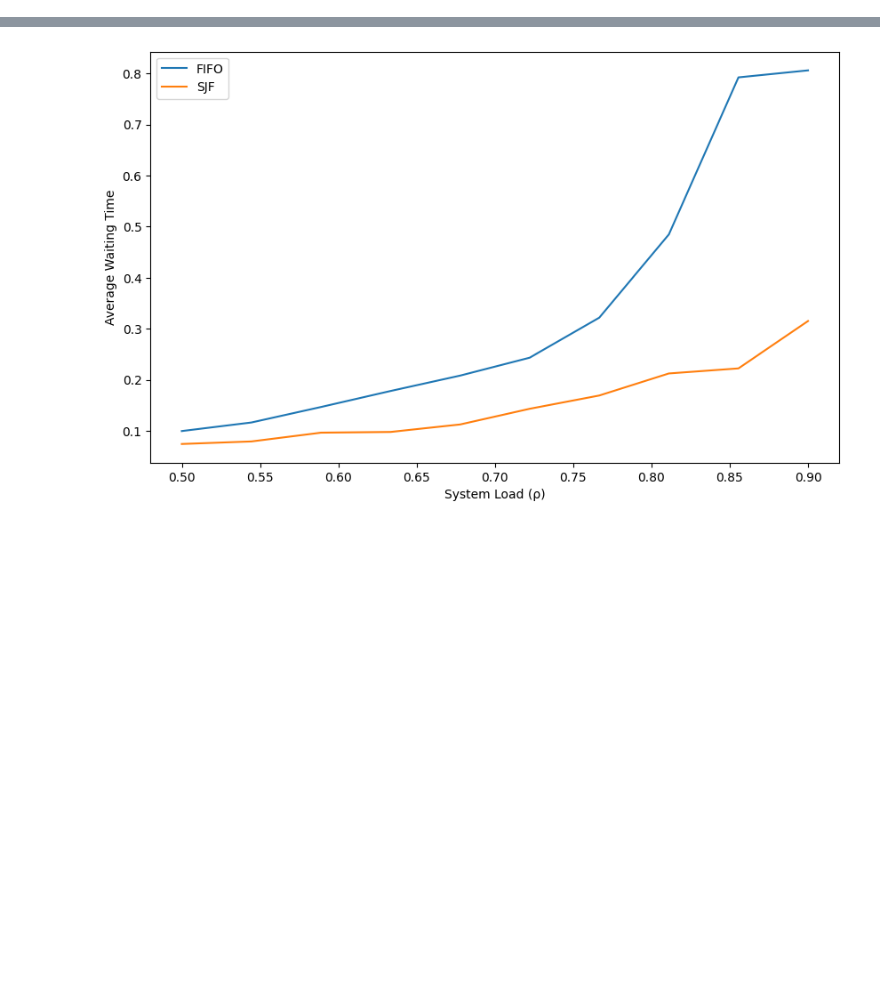
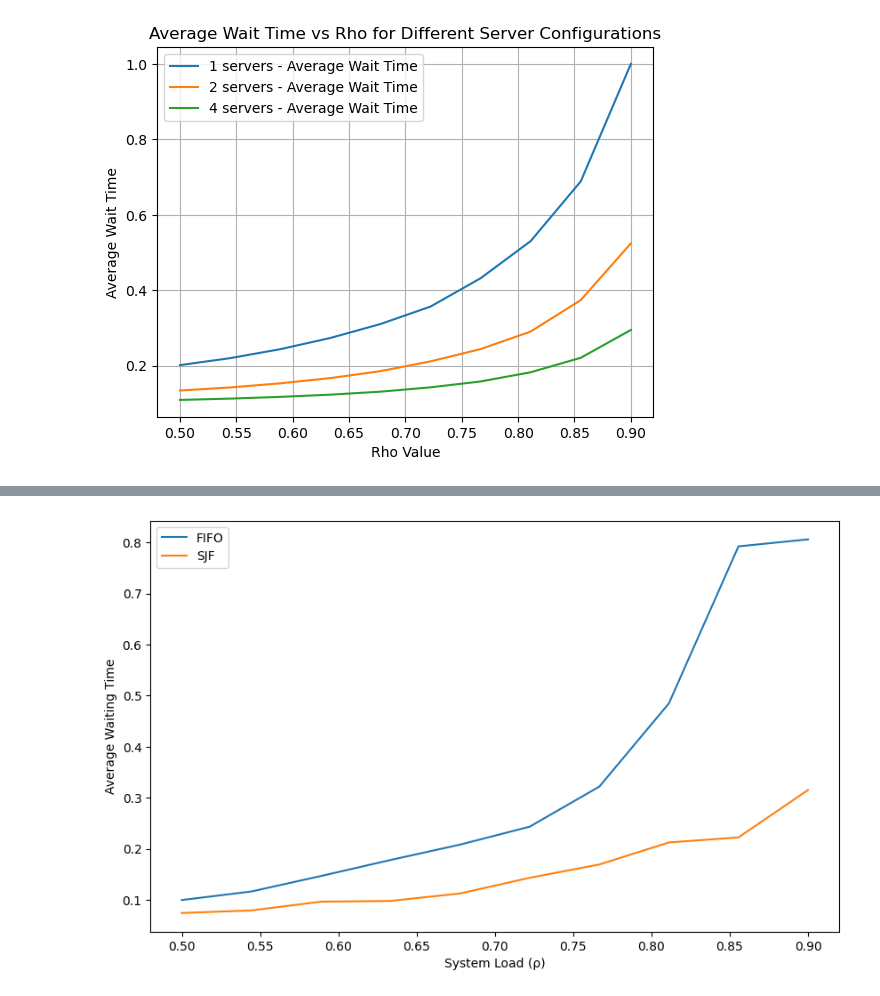
Before and after one commit to jazminli/DES-Simulation-Assignment2, a Jupyter notebook: DES.ipynb, the cells around one changed output, grey strips where cells are left out. Cells and saved outputs as stored; diff of their text form; code cells hidden in the pictures; blank space fills up the shorter version.

```diff
--- a/DES.ipynb
+++ b/DES.ipynb
@@ -264,0 +9,83 @@ Load 0.9: FIFO vs. SJF p-value = 0.0000
+# %%
+
+
+# Simulation parameters
+SIM_TIME = 5000
+mu_rate = 10  # service rate
+NUM_RUNS = 20  # Number of times to run the simulation for better statistics
+
+# Define the customer process
+def customer(env, server, wait_times):
+    arrival_time = env.now
+    with server.request() as request:
+        yield request
+        yield env.timeout(random.expovariate(mu_rate))
+        wait_times.append(env.now - arrival_time)
+
+# Define the simulation function
+def run_simulation(n_servers, lambda_rate):
+    env = simpy.Environment()
+    server = simpy.Resource(env, capacity=n_servers)
+    wait_times = []
+    customer_count = 0
+
+    def customer_arrivals(env, server, wait_times):
+        nonlocal customer_count
+        while True:
+            yield env.timeout(random.expovariate(lambda_rate))
+            env.process(customer(env, server, wait_times))
+            customer_count += 1
+
+    env.process(customer_arrivals(env, server, wait_times))
+    env.run(until=SIM_TIME)
+    return statistics.mean(wait_times) if wait_times else 0, customer_count
+
+# Run the simulation for different rho values and server counts
+rho_values = np.linspace(0.5, 0.9, 10)
+server_counts = [1, 2, 4]
+results = {}
+customer_counts = {}
+
+for n in server_counts:
+    results[n] = {rho: [] for rho in rho_values}
+    customer_counts[n] = {rho: [] for rho in rho_values}
+    for rho in rho_values:
+        for _ in range(NUM_RUNS):
+            lambda_rate = n * mu_rate * rho
+            mean_wait, count = run_simulation(n, lambda_rate)
+            results[n][rho].append(mean_wait)
+            customer_counts[n][rho].append(count)
+
+# Calculate the average of the simulation runs
+average_results = {n: [] for n in server_counts}
+average_customer_counts = {n: [] for n in server_counts}
+
+for n in server_counts:
+    for rho in rho_values:
+        average_results[n].append(statistics.mean(results[n][rho]))
+        average_customer_counts[n].append(statistics.mean(customer_counts[n][rho]))
+
+# Plot the average waiting time
+for n in server_counts:
+    plt.plot(rho_values, average_results[n], label=f'{n} servers - Average Wait Time')
+
+plt.xlabel('Rho Value')
+plt.ylabel('Average Wait Time')
+plt.title('Average Wait Time vs Rho for Different Server Configurations')
+plt.legend()
+plt.grid(True)
+plt.show()
+
+# Plot the customer count
+plt.figure()  # Start a new figure for the customer count
+for n in server_counts:
+    plt.plot(rho_values, average_customer_counts[n], label=f'{n} servers - Customer Count')
+
+plt.xlabel('Rho Value')
+plt.ylabel('Customer Count')
+plt.title('Customer Count vs Rho for Different Server Configurations')
+plt.legend()
+plt.grid(True)
+plt.show()
+# %% [output]
+[figure, added]
```
Also changed, not shown: parts of 10 cells of this notebook.
